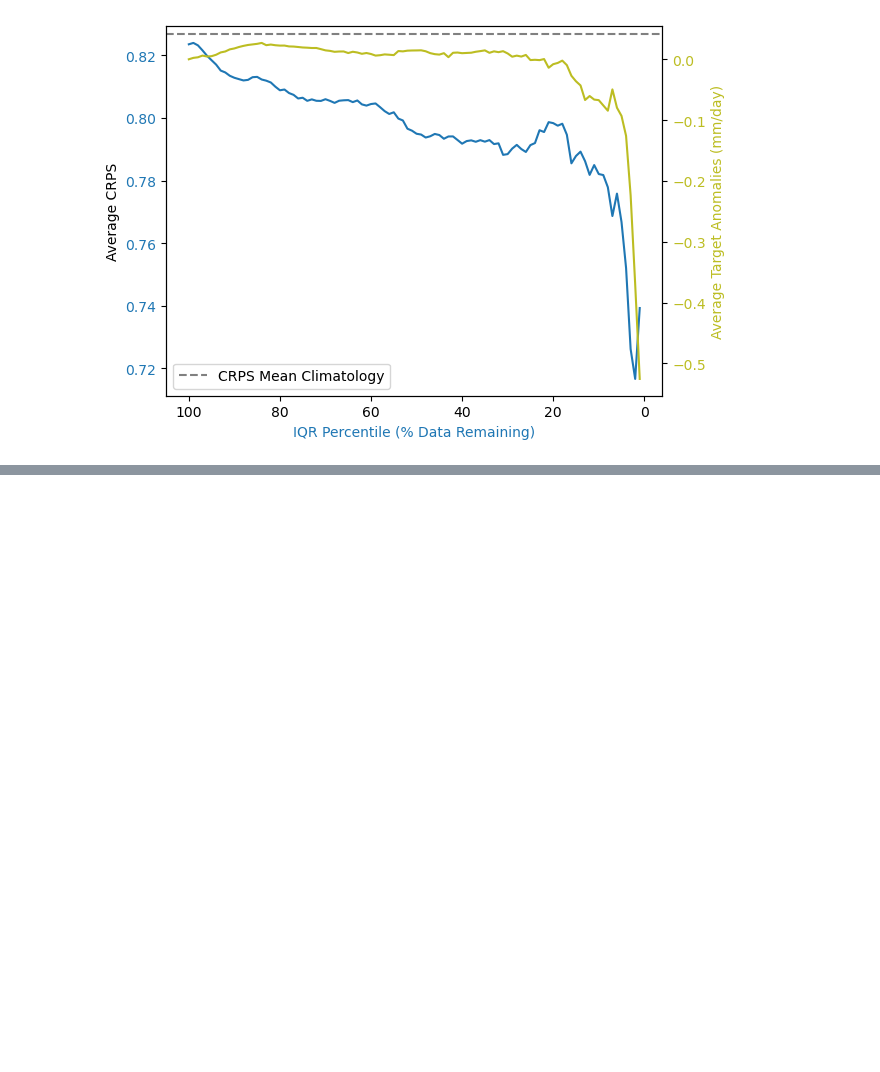
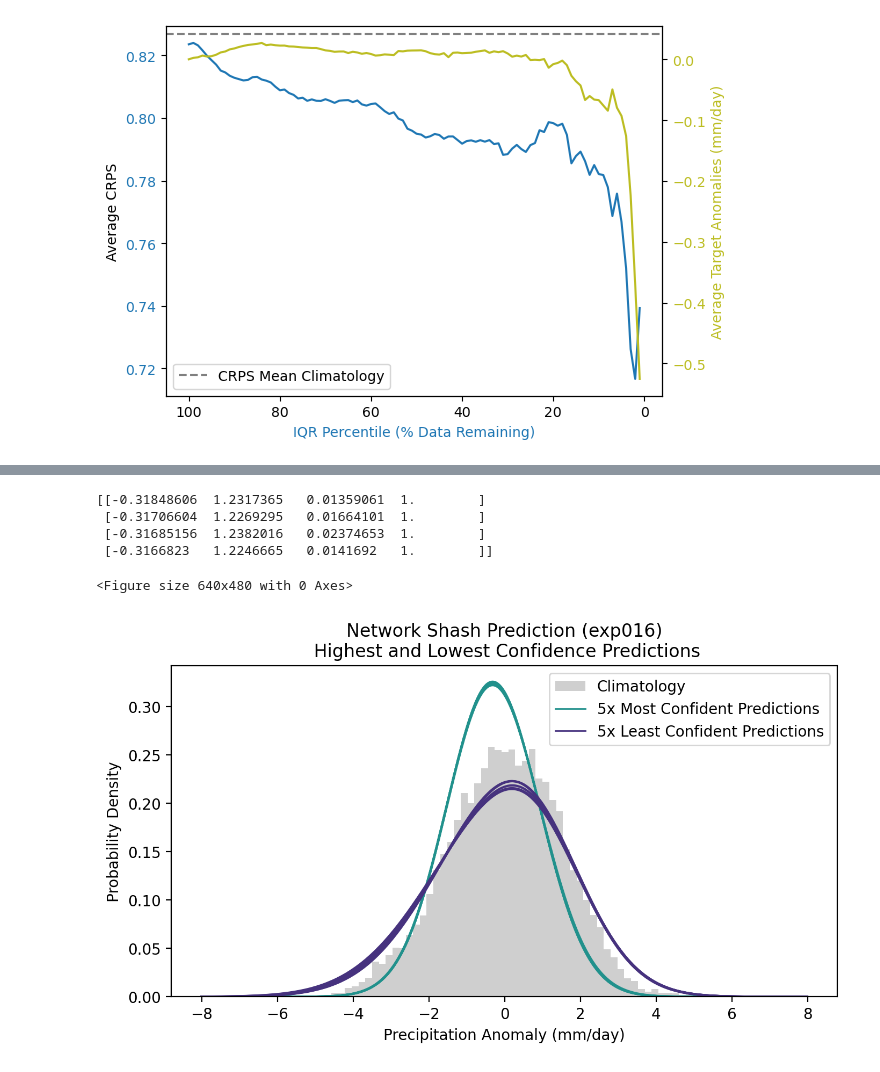
Before and after one commit to Jolan-vP/E3SM, a Jupyter notebook: exp016_predictionsweep.ipynb, the cells around one changed output, grey strips where cells are left out. Cells and saved outputs as stored; diff of their text form; code cells hidden in the pictures; blank space fills up the shorter version.

```diff
--- a/exp016_predictionsweep.ipynb
+++ b/exp016_predictionsweep.ipynb
@@ -176,0 +198,73 @@ plt.xlim([-10, 12])
+# %%
+plt.figure()
+
+# MOST CONFIDENT SAMPLES: ---------------------
+# Extract the specific values from the output
+conf1_SHASHparams = output[nonzero_conf1, :]
+
+mu_conf1 = conf1_SHASHparams[:, 0]
+
+# Get the indices of the 5 lowest values
+lowest_mu_indices = mu_conf1.argsort()[:10]
+
+# find the indices of the lowest values in context of the full output dataset: (which sample numbers are these)
+i_specialshash = nonzero_conf1[lowest_mu_indices]
+
+# Map these back to the original indices in `nonzero_conf3`
+most_unique_samples = conf1_SHASHparams[lowest_mu_indices, :]
+
+top5_shashs = most_unique_samples[5:9]
+print(top5_shashs)
+
+# LEAST CONFIDENT SAMPLES ----------------------
+conf99 = sample_index_WIDE[:, 99]
+nonzero_conf99 = conf99[conf99 != 0].astype(int)
+
+conf99_SHASHparams = output[nonzero_conf99, :]
+mu_conf99 = conf99_SHASHparams[:, 0]
+
+# Get the indices of the 5 lowest values
+mu_indices99 = mu_conf99.argsort()[:5]
+
+# find the indices of the lowest values in context of the full output dataset: (which sample numbers are these)
+i_specialshash99 = nonzero_conf99[mu_indices99]
+
+# Map these back to the original indices in `nonzero_conf3`
+least_conf_shashes = conf99_SHASHparams[mu_indices99, :]
+
+# top5_shashs = most_unique_samples[5:9]
+# print(top5_shashs)
+
+# DISTS ==================
+dist = Shash(top5_shashs)
+p_top5 = dist.prob(x_fine).numpy()
+
+dist = Shash(least_conf_shashes)
+p_bot5 = dist.prob(x_fine).numpy()
+
+# -------------------------
+
+plt.figure(figsize=(8, 4), dpi=200)
+plt.hist(
+    climatology, x_coarse, density=True, color="silver", alpha=0.75, label="Climatology"
+)
+
+plt.plot(x_fine, p_top5, linewidth = 1.5, color = '#21918c')
+plt.plot(x_fine, p_top5[:, 0], linewidth = 1, color = '#21918c', label = '5x Most Confident Predictions') #label = samples
+plt.plot(x_fine, p_bot5, linewidth = 1.5, color = '#46327e')
+plt.plot(x_fine, p_bot5[:, 0], linewidth = 1, color = '#46327e', label = '5x Least Confident Predictions')
+# plt.plot(x_fine, p[:, 5:9], color = 'red')
+plt.xlabel("Precipitation Anomaly (mm/day)")
+plt.ylabel("Probability Density")
+plt.title("Network Shash Prediction (" + str(config["expname"] + ")\n Highest and Lowest Confidence Predictions"))
+# plt.axvline(valset[:len(output)], color='r', linestyle='dashed', linewidth=1)
+plt.legend()
+plt.savefig(str(config["perlmutter_figure_dir"]) + str(config["expname"]) + '/' + str(config["expname"]) + '_predictions_w_climatology.png', format='png', transparent = True, bbox_inches ='tight', dpi = 350)
+# plt.xlim([-10, 12])
+# %% [output]
+[[-0.31848606  1.2317365   0.01359061  1.        ]
+ [-0.31706604  1.2269295   0.01664101  1.        ]
+ [-0.31685156  1.2382016   0.02374653  1.        ]
+ [-0.3166823   1.2246665   0.0141692   1.        ]]
+<Figure size 640x480 with 0 Axes>
+[figure, added]
```
Also changed, not shown: parts of 6 cells of this notebook, 5 other files.
